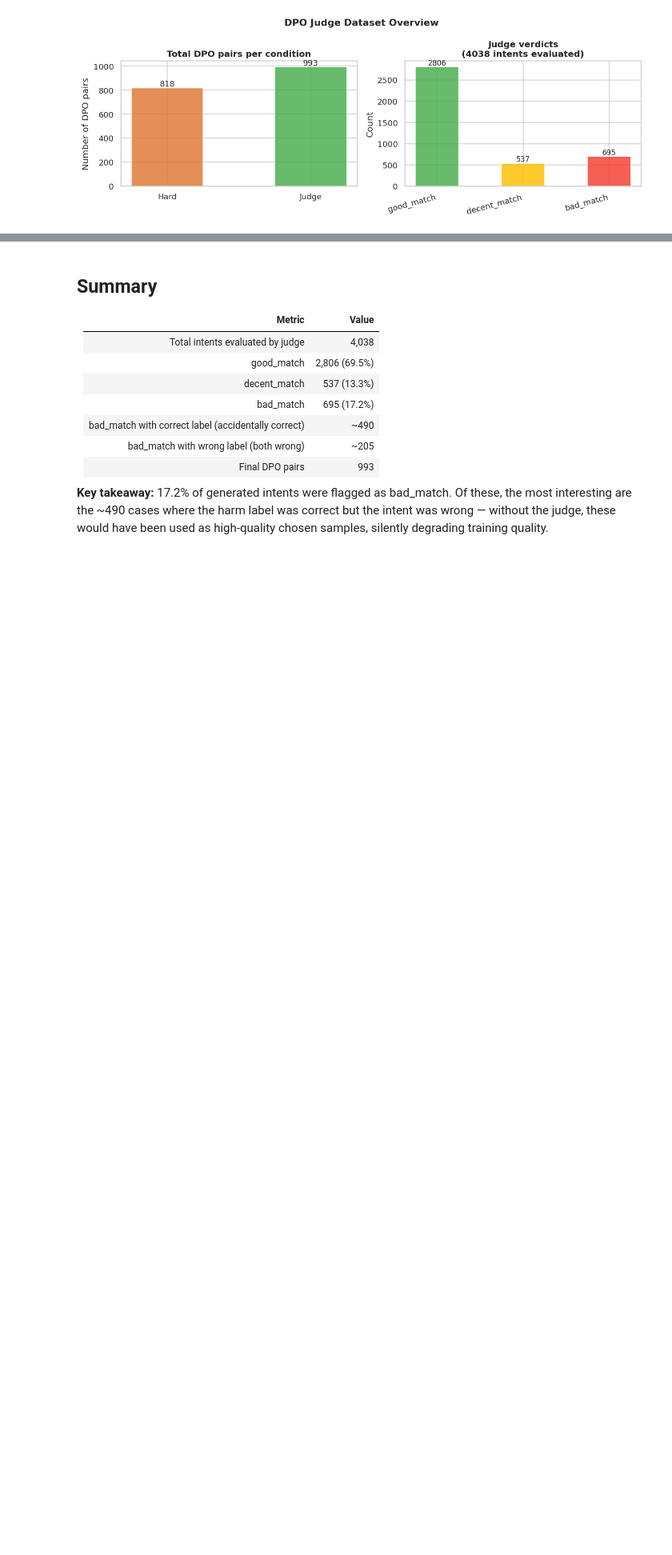
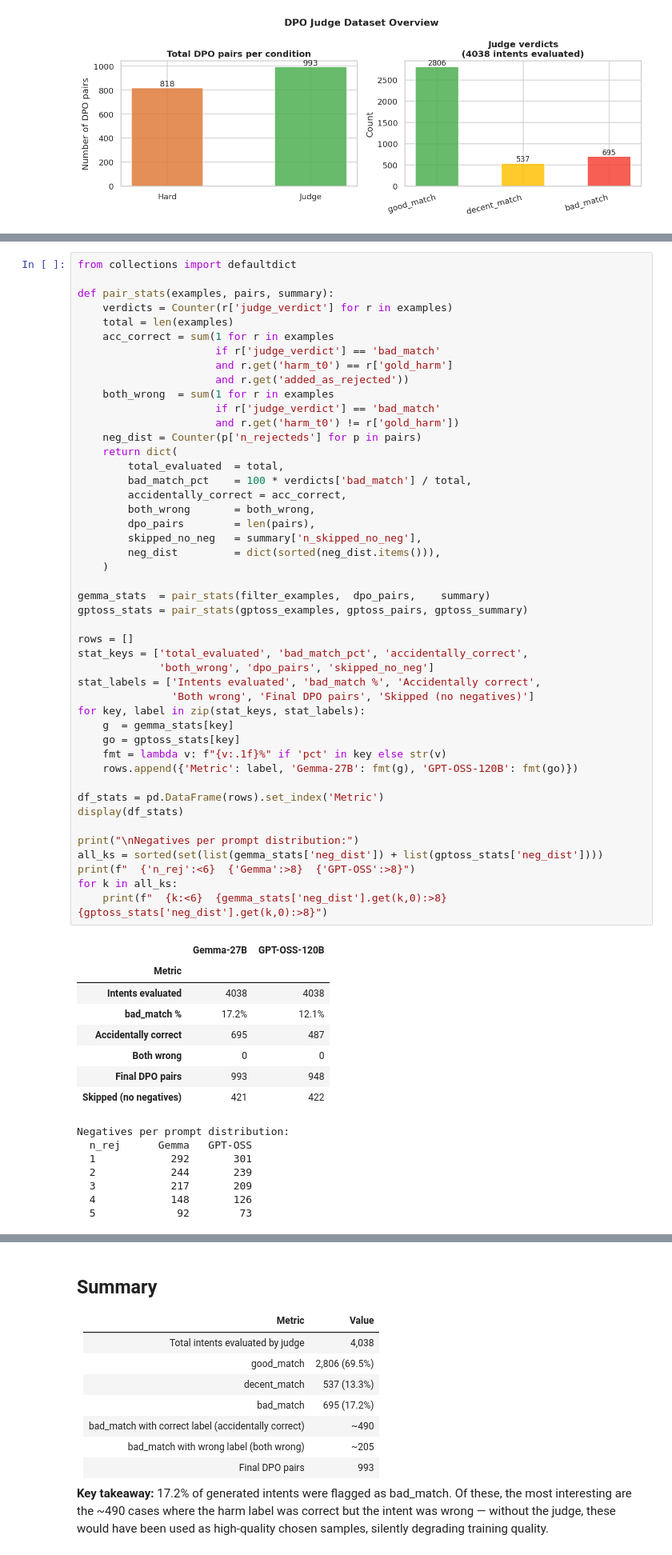
Before and after one commit to Jazhyc/aims-safety-classification, a Jupyter notebook: notebooks/dpo/judge_dataset_exploration.ipynb, the cells around one changed output, grey strips where cells are left out. Shown at 80% size. Cells and saved outputs as stored; diff of their text form; blank space fills up the shorter version.

```diff
--- a/notebooks/dpo/judge_dataset_exploration.ipynb
+++ b/notebooks/dpo/judge_dataset_exploration.ipynb
@@ -424,0 +514,62 @@ bad_match intents added as extra rejecteds: 695
+# %%
+from collections import defaultdict
+
+def pair_stats(examples, pairs, summary):
+    verdicts = Counter(r['judge_verdict'] for r in examples)
+    total = len(examples)
+    acc_correct = sum(1 for r in examples
+                      if r['judge_verdict'] == 'bad_match'
+                      and r.get('harm_t0') == r['gold_harm']
+                      and r.get('added_as_rejected'))
+    both_wrong  = sum(1 for r in examples
+                      if r['judge_verdict'] == 'bad_match'
+                      and r.get('harm_t0') != r['gold_harm'])
+    neg_dist = Counter(p['n_rejecteds'] for p in pairs)
+    return dict(
+        total_evaluated  = total,
+        bad_match_pct    = 100 * verdicts['bad_match'] / total,
+        accidentally_correct = acc_correct,
+        both_wrong       = both_wrong,
+        dpo_pairs        = len(pairs),
+        skipped_no_neg   = summary['n_skipped_no_neg'],
+        neg_dist         = dict(sorted(neg_dist.items())),
+    )
+
+gemma_stats  = pair_stats(filter_examples,  dpo_pairs,    summary)
+gptoss_stats = pair_stats(gptoss_examples, gptoss_pairs, gptoss_summary)
+
+rows = []
+stat_keys = ['total_evaluated', 'bad_match_pct', 'accidentally_correct',
+             'both_wrong', 'dpo_pairs', 'skipped_no_neg']
+stat_labels = ['Intents evaluated', 'bad_match %', 'Accidentally correct',
+               'Both wrong', 'Final DPO pairs', 'Skipped (no negatives)']
+for key, label in zip(stat_keys, stat_labels):
+    g  = gemma_stats[key]
+    go = gptoss_stats[key]
+    fmt = lambda v: f"{v:.1f}%" if 'pct' in key else str(v)
+    rows.append({'Metric': label, 'Gemma-27B': fmt(g), 'GPT-OSS-120B': fmt(go)})
+
+df_stats = pd.DataFrame(rows).set_index('Metric')
+display(df_stats)
+
+print("\nNegatives per prompt distribution:")
+all_ks = sorted(set(list(gemma_stats['neg_dist']) + list(gptoss_stats['neg_dist'])))
+print(f"  {'n_rej':<6}  {'Gemma':>8}  {'GPT-OSS':>8}")
+for k in all_ks:
+    print(f"  {k:<6}  {gemma_stats['neg_dist'].get(k,0):>8}  {gptoss_stats['neg_dist'].get(k,0):>8}")
+# %% [output]
+|  | Gemma-27B | GPT-OSS-120B |
+| Metric |  |  |
+| Intents evaluated | 4038 | 4038 |
+| bad_match % | 17.2% | 12.1% |
+| Accidentally correct | 695 | 487 |
+| Both wrong | 0 | 0 |
+| Final DPO pairs | 993 | 948 |
+| Skipped (no negatives) | 421 | 422 |
+Negatives per prompt distribution:
+  n_rej      Gemma   GPT-OSS
+  1            292       301
+  2            244       239
+  3            217       209
+  4            148       126
+  5             92        73
```
Also changed, not shown: parts of 13 cells of this notebook, 1 other file.
